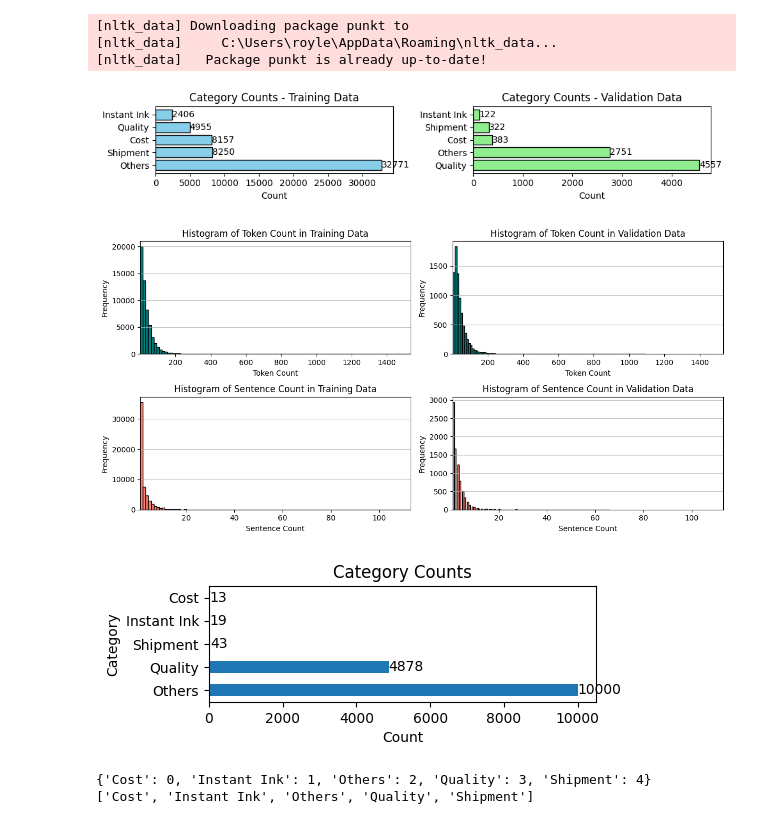
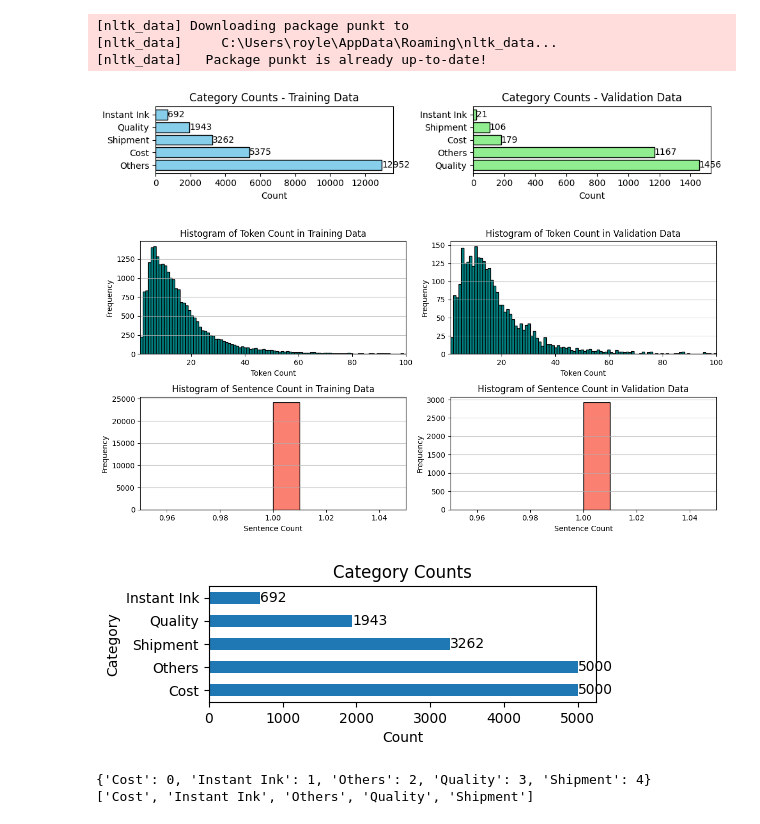
Before and after one commit to wd686/InkSightAnalyzer, a Jupyter notebook: distilbert (category).ipynb, the cells around one changed output. Drawn from its saved outputs; the diff is of its cells as text; code cells hidden in the pictures.

```diff
--- a/distilbert (category).ipynb
+++ b/distilbert (category).ipynb
@@ -64,9 +64,9 @@ def count_sentences(text):
 df['sentence_count'] = df['Combined Text'].apply(count_sentences)
 
 # 2.2 Filter by Review Length and/or Tokens
-token_threshold = 999
-sentence_threshold = 999
-df = df[(df['token_count'] <= token_threshold) | (df['sentence_count'] <= sentence_threshold)]
+token_threshold = 100
+sentence_threshold = 1
+df = df[(df['token_count'] <= token_threshold) & (df['sentence_count'] <= sentence_threshold)]
 
 # 3. Filter by Date,  Training: <Apr-24, Validation: Apr-24)
 mmm_yy1 = 'Jan-23'
@@ -107,7 +107,7 @@ axes[1].set_title('Category Counts - Validation Data')
 plt.tight_layout()
 plt.show()
 # %% [output]
-[figure, old version]
+[figure, new version]
 # %%
 # Create subplots: 2 rows and 2 columns
 fig, axes = plt.subplots(nrows=2, ncols=2, figsize=(12, 6))
@@ -155,27 +155,27 @@ axes[1, 1].grid(axis='y', alpha=0.75)
 plt.tight_layout()
 plt.show()
 # %% [output]
-[figure, old version]
+[figure, new version]
 # %%
 # sample equal no. of records from each label
-n_sample = 10000
+n_sample = 5000
 # sampled_df = (training_df.groupby('max_predicted_aspect').apply(lambda x: x.sample(n=min(len(x), n_sample), random_state=93)).reset_index(drop=True))   #random sampling
 sampled_df = (training_df.groupby('max_predicted_aspect').apply(lambda x: x.head(n=min(len(x), n_sample))).reset_index(drop=True))                      #most recent
 
 value_counts = sampled_df['max_predicted_aspect'].value_counts()
 
 # horizontal bar chart plot
 plt.figure(figsize=(5, 1.5))
 ax = value_counts.plot(kind='barh')
 for i in ax.containers:
     ax.bar_label(i)
 
 plt.xlabel('Count')
 plt.ylabel('Category')
 plt.title('Category Counts')
 plt.show()
 # %% [output]
-[figure, old version]
+[figure, new version]
 # %%
 ### Select training dataset
 # training_df
```
Also changed, not shown: parts of 8 cells of this notebook.
